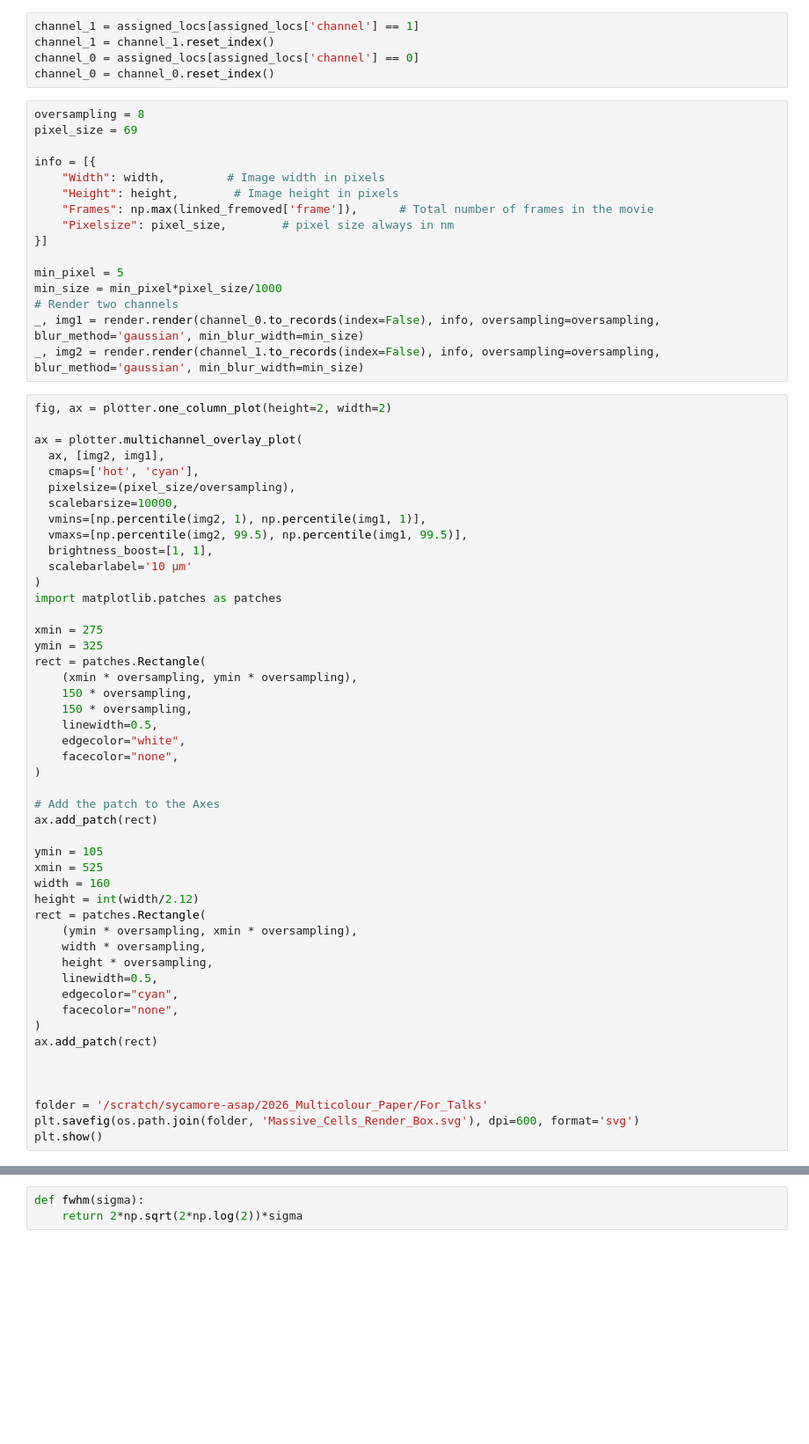
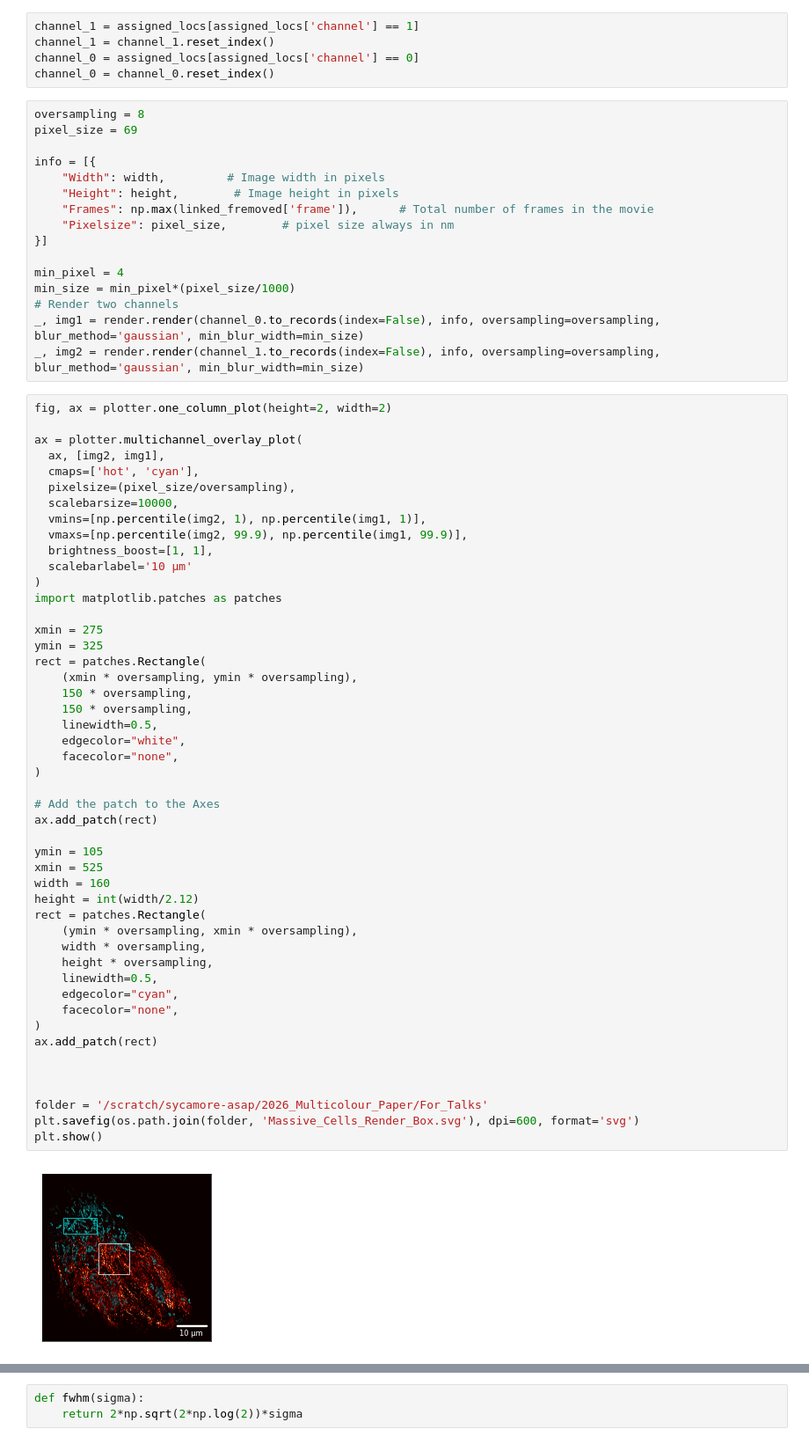
Before and after one commit to JBeckwith/pyS3M, a Jupyter notebook: notebooks/superres_dna_paint_cells/DNA_PAINT_Cells_PostAnalysis.ipynb, the cells around one changed output, grey strips where cells are left out. Shown at 88% size. Saved outputs shown, nothing was run; the diff lists cells and outputs as text; blank space fills up the shorter version.

```diff
--- a/notebooks/superres_dna_paint_cells/DNA_PAINT_Cells_PostAnalysis.ipynb
+++ b/notebooks/superres_dna_paint_cells/DNA_PAINT_Cells_PostAnalysis.ipynb
@@ -362,8 +362,8 @@ info = [{
     "Pixelsize": pixel_size,        # pixel size always in nm
 }]
 
-min_pixel = 5
-min_size = min_pixel*pixel_size/1000
+min_pixel = 4
+min_size = min_pixel*(pixel_size/1000)
 # Render two channels
 _, img1 = render.render(channel_0.to_records(index=False), info, oversampling=oversampling, blur_method='gaussian', min_blur_width=min_size)
 _, img2 = render.render(channel_1.to_records(index=False), info, oversampling=oversampling, blur_method='gaussian', min_blur_width=min_size)
@@ -376,7 +376,7 @@ ax = plotter.multichannel_overlay_plot(
   pixelsize=(pixel_size/oversampling),
   scalebarsize=10000,
   vmins=[np.percentile(img2, 1), np.percentile(img1, 1)],
-  vmaxs=[np.percentile(img2, 99.5), np.percentile(img1, 99.5)],
+  vmaxs=[np.percentile(img2, 99.9), np.percentile(img1, 99.9)],
   brightness_boost=[1, 1],
   scalebarlabel='10 μm'
 )
@@ -388,33 +388,35 @@ rect = patches.Rectangle(
     (xmin * oversampling, ymin * oversampling),
     150 * oversampling,
     150 * oversampling,
     linewidth=0.5,
     edgecolor="white",
     facecolor="none",
 )
 
 # Add the patch to the Axes
 ax.add_patch(rect)
 
 ymin = 105
 xmin = 525
 width = 160
 height = int(width/2.12)
 rect = patches.Rectangle(
     (ymin * oversampling, xmin * oversampling),
     width * oversampling,
     height * oversampling,
     linewidth=0.5,
     edgecolor="cyan",
     facecolor="none",
 )
 ax.add_patch(rect)
 
 
 
 folder = '/scratch/sycamore-asap/2026_Multicolour_Paper/For_Talks'
 plt.savefig(os.path.join(folder, 'Massive_Cells_Render_Box.svg'), dpi=600, format='svg')
 plt.show()
+# %% [output]
+[figure, added]
 # %%
 # 2.12 ratio
 
```
Also changed, not shown: parts of 9 cells of this notebook, 2 other files.
